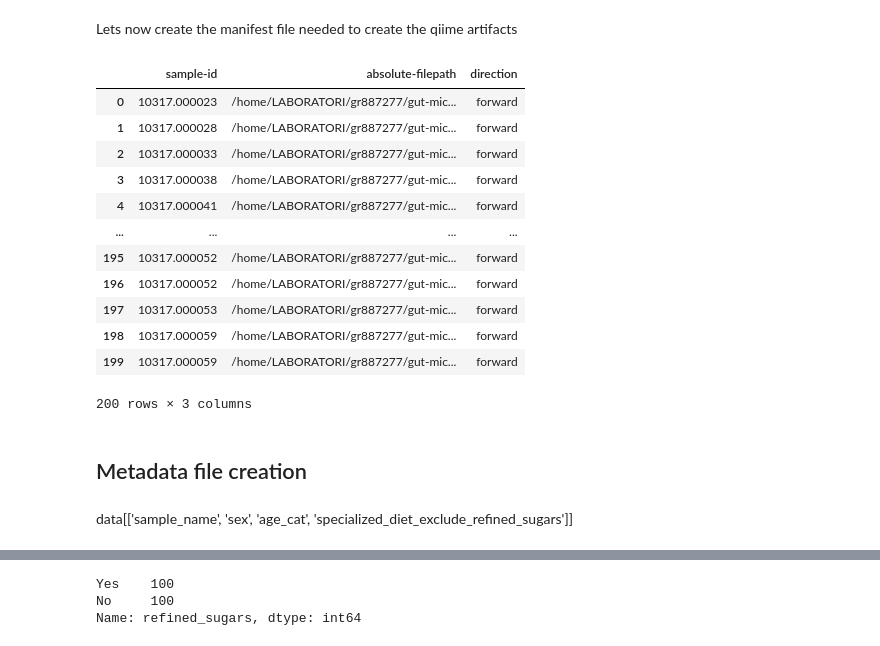
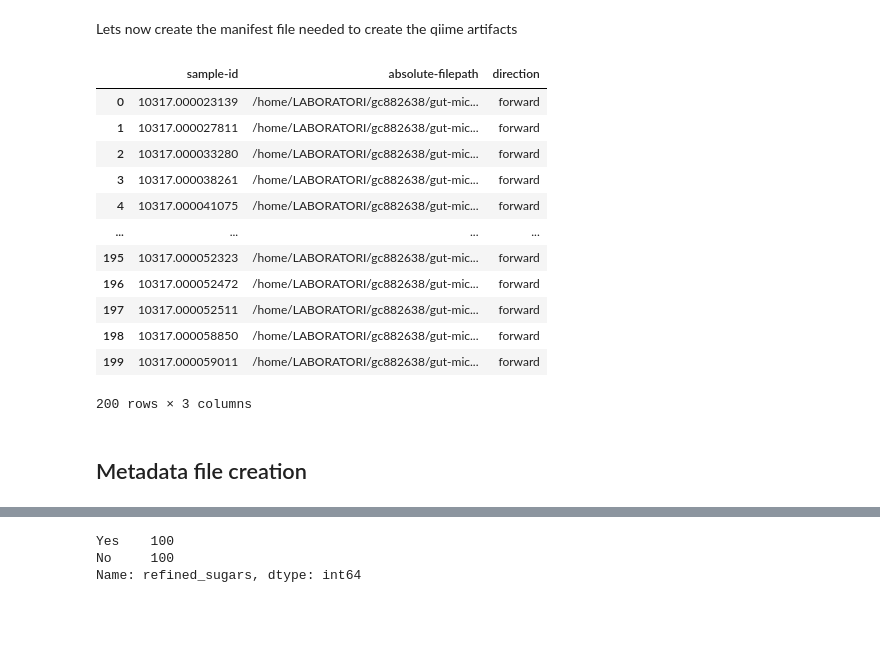
Before and after one commit to grusso98/gut-microbiota-diet, a Jupyter notebook: fastq-analysis.ipynb, the cells around one changed output, grey strips where cells are left out. Cells and saved outputs as stored; diff of their text form; code cells hidden in the pictures; blank space fills up the shorter version.

```diff
--- a/fastq-analysis.ipynb
+++ b/fastq-analysis.ipynb
@@ -6,7 +6,7 @@ import numpy as np
 # %% [markdown]
 Import of the final sample dataset obtained in the EDA notebook:
 # %%
-data = pd.read_csv('data_eda/data_final_groups.csv')
+data = pd.read_csv('data_final_groups.csv',dtype = {"sample_name": "str","run_ids_x":"str"})
 data.head(5)
 # %% [output]
 |  | Unnamed: 0 | sample_name | acid_reflux | acne_medication | acne_medication_otc | add_adhd | age_cat | ... |
@@ -25,6 +25,6 @@ Name: specialized_diet_exclude_refined_sugars, dtype: int64
 # %% [markdown]
 Lets now create the manifest file needed to create the qiime artifacts
 # %%
-manifest = data.sample_names_y.to_frame()
+manifest = data.sample_name.to_frame()
 # %%
-manifest = manifest.rename(columns={'sample_names_y': 'sample-id'})
+manifest = manifest.rename(columns={'sample_name': 'sample-id'})
@@ -31,25 +33,26 @@ manifest = manifest.rename(columns={'sample_names_y': 'sample-id'})
 # %%
 # Costruiamo e teniamo solo le colonne che ci servono
-manifest['absolute-filepath'] = '/home/LABORATORI/gr887277/gut-microbiota-diet/data_eda/good_quality_20/'+ data['run_ids_y']+'.fastq'
+manifest['absolute-filepath'] = os.getcwd()+'/good_quality_20/'+ data['run_ids_y']+'.fastq'
 manifest['direction'] = 'forward'
 
 
 # Scriviamo il csv
+
 manifest.to_csv('fastq_manifest.csv', sep=',', index=False)
 manifest
 # %% [output]
 |  | sample-id | absolute-filepath | direction |
-| 0 | 10317.000023 | /home/LABORATORI/gr887277/gut-mic... | forward |
-| 1 | 10317.000028 | /home/LABORATORI/gr887277/gut-mic... | forward |
-| 2 | 10317.000033 | /home/LABORATORI/gr887277/gut-mic... | forward |
-| 3 | 10317.000038 | /home/LABORATORI/gr887277/gut-mic... | forward |
-| 4 | 10317.000041 | /home/LABORATORI/gr887277/gut-mic... | forward |
+| 0 | 10317.000023139 | /home/LABORATORI/gc882638/gut-mic... | forward |
+| 1 | 10317.000027811 | /home/LABORATORI/gc882638/gut-mic... | forward |
+| 2 | 10317.000033280 | /home/LABORATORI/gc882638/gut-mic... | forward |
+| 3 | 10317.000038261 | /home/LABORATORI/gc882638/gut-mic... | forward |
+| 4 | 10317.000041075 | /home/LABORATORI/gc882638/gut-mic... | forward |
 | ... | ... | ... | ... |
-| 195 | 10317.000052 | /home/LABORATORI/gr887277/gut-mic... | forward |
-| 196 | 10317.000052 | /home/LABORATORI/gr887277/gut-mic... | forward |
-| 197 | 10317.000053 | /home/LABORATORI/gr887277/gut-mic... | forward |
-| 198 | 10317.000059 | /home/LABORATORI/gr887277/gut-mic... | forward |
-| 199 | 10317.000059 | /home/LABORATORI/gr887277/gut-mic... | forward |
+| 195 | 10317.000052323 | /home/LABORATORI/gc882638/gut-mic... | forward |
+| 196 | 10317.000052472 | /home/LABORATORI/gc882638/gut-mic... | forward |
+| 197 | 10317.000052511 | /home/LABORATORI/gc882638/gut-mic... | forward |
+| 198 | 10317.000058850 | /home/LABORATORI/gc882638/gut-mic... | forward |
+| 199 | 10317.000059011 | /home/LABORATORI/gc882638/gut-mic... | forward |
 200 rows × 3 columns
 # %% [markdown]
 ## Metadata file creation
@@ -60,5 +63,3 @@ metadata = metadata.rename(columns={'sample_names_y': 'sample-id'})
-# %% [markdown]
-data[['sample_name', 'sex', 'age_cat', 'specialized_diet_exclude_refined_sugars']]
 # %%
 # Aggiungiamo al manifest le informazioni riguardo l'età, il sesso e l'uso degli antibiotici
 metadata['sex'] = data['sex']
```
Also changed, not shown: parts of 24 cells of this notebook, 3 other files.
